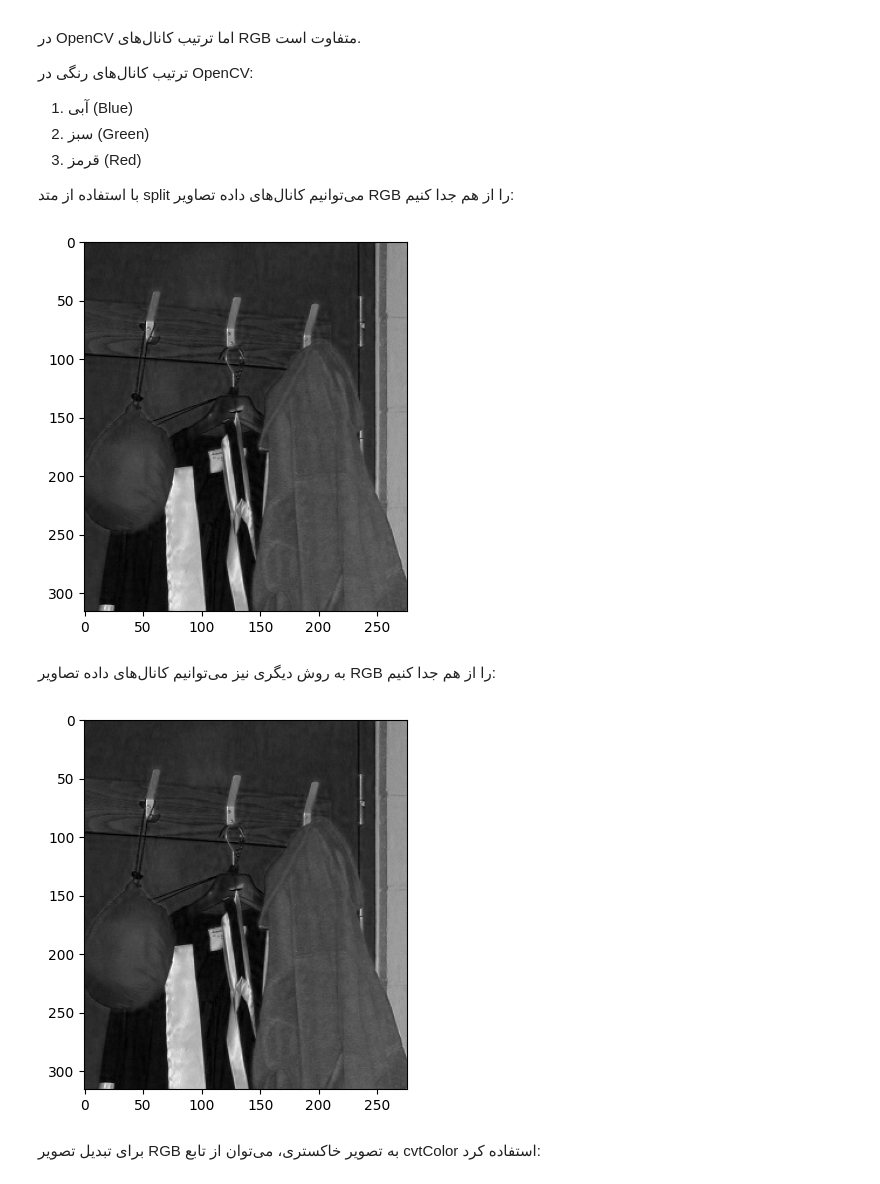
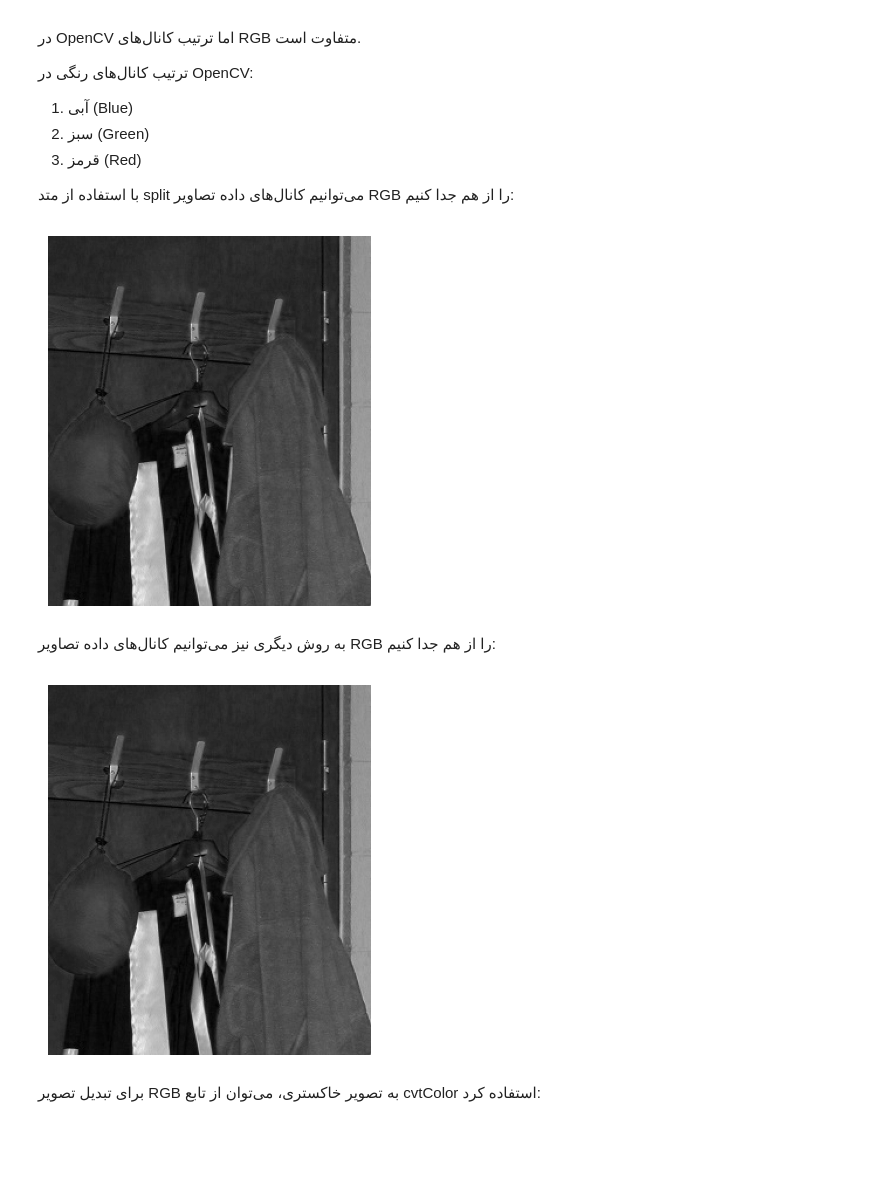
Before and after one commit to msabiloo/iut-computer-vision, a Jupyter notebook: ch_02_images/ch_02_2_3.ipynb, the cells around one changed output. Saved outputs shown, nothing was run; the diff lists cells and outputs as text; code cells hidden in the pictures; blank space fills up the shorter version.

```diff
--- a/ch_02_images/ch_02_2_3.ipynb
+++ b/ch_02_images/ch_02_2_3.ipynb
@@ -16,23 +16,25 @@
 # %%
 import cv2 as cv
 from matplotlib import pyplot as plt
 import math
 
 img = cv.imread('images/coat_hanger.jpg')
 
 (b_channel, g_channel, r_channel) = cv.split(img)
 
+plt.axis('off')
 plt.imshow(b_channel, cmap='gray')
 plt.show()
 # %% [output]
-[figure, old version]
+[figure, new version]
 # %% [markdown]
 به روش دیگری نیز می‌توانیم کانال‌های داده تصاویر RGB را از هم جدا کنیم:
 # %%
+plt.axis('off')
 plt.imshow(img[:,:,0], cmap='gray')
 plt.show()
 # %% [output]
-[figure, old version]
+[figure, new version]
 # %% [markdown]
 برای تبدیل تصویر RGB به تصویر خاکستری، می‌توان از تابع cvtColor استفاده کرد:
 # %%
```
Also changed, not shown: parts of 2 cells of this notebook, 2 other files.
